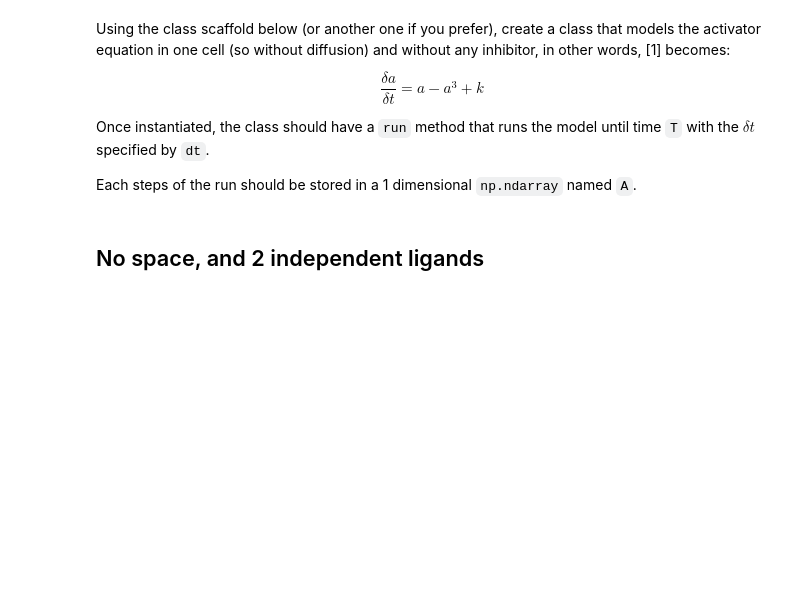
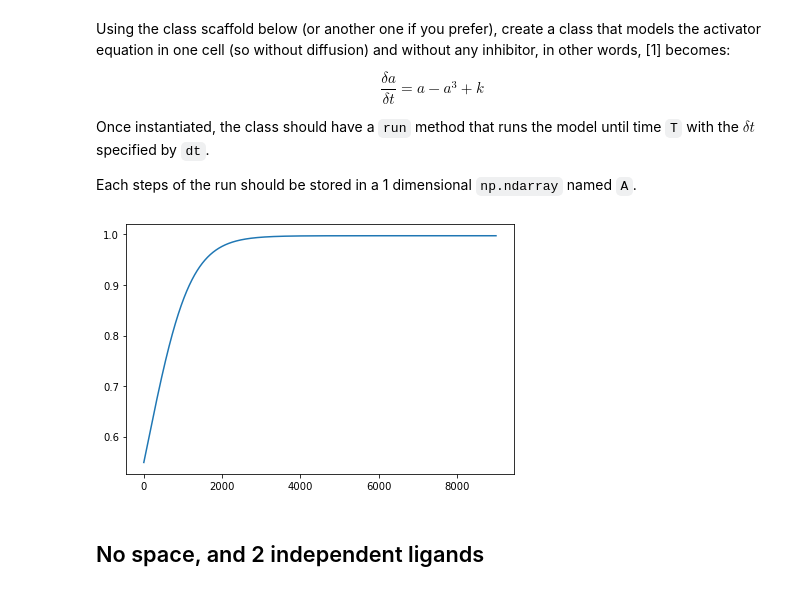
Before and after one commit to GuignardLab/CMB-M2-Coding-Turing, a Jupyter notebook: notebooks/5.Turing_no_space.ipynb, the cells around one changed output. Saved outputs shown, nothing was run; the diff lists cells and outputs as text; code cells hidden in the pictures; blank space fills up the shorter version.

```diff
--- a/notebooks/5.Turing_no_space.ipynb
+++ b/notebooks/5.Turing_no_space.ipynb
@@ -18,22 +18,29 @@ Each steps of the run should be stored in a 1 dimensional `np.ndarray` named `A`
 # %%
 from turing_models import TuringInit
 import numpy as np
 
 
 class Turing(TuringInit):
-    def reaction(self):
+    def reaction_A(self, a):
+        return a - a**3 + self.k
+
+    def run(self):
         for t in range(self.n-1):
             a = self.A[t]
-            self.A[t+1] = a - a**3 + self.k
+            self.A[t+1] = a + self.dt * self.reaction_A(a)
 
     def __init__(self, **kwargs):
         super().__init__(**kwargs)
+        np.random.seed(0)
         self.A = np.zeros(self.n)
+        self.A[0] = np.random.random()
 
 
 model = Turing()
-...
+model.run()
 model.plot_reactions()
+# %% [output]
+[figure, added]
 # %% [markdown]
 ## No space, and 2 independent ligands
 # %% [markdown]
```
Also changed, not shown: parts of 4 cells of this notebook, 3 other files.
